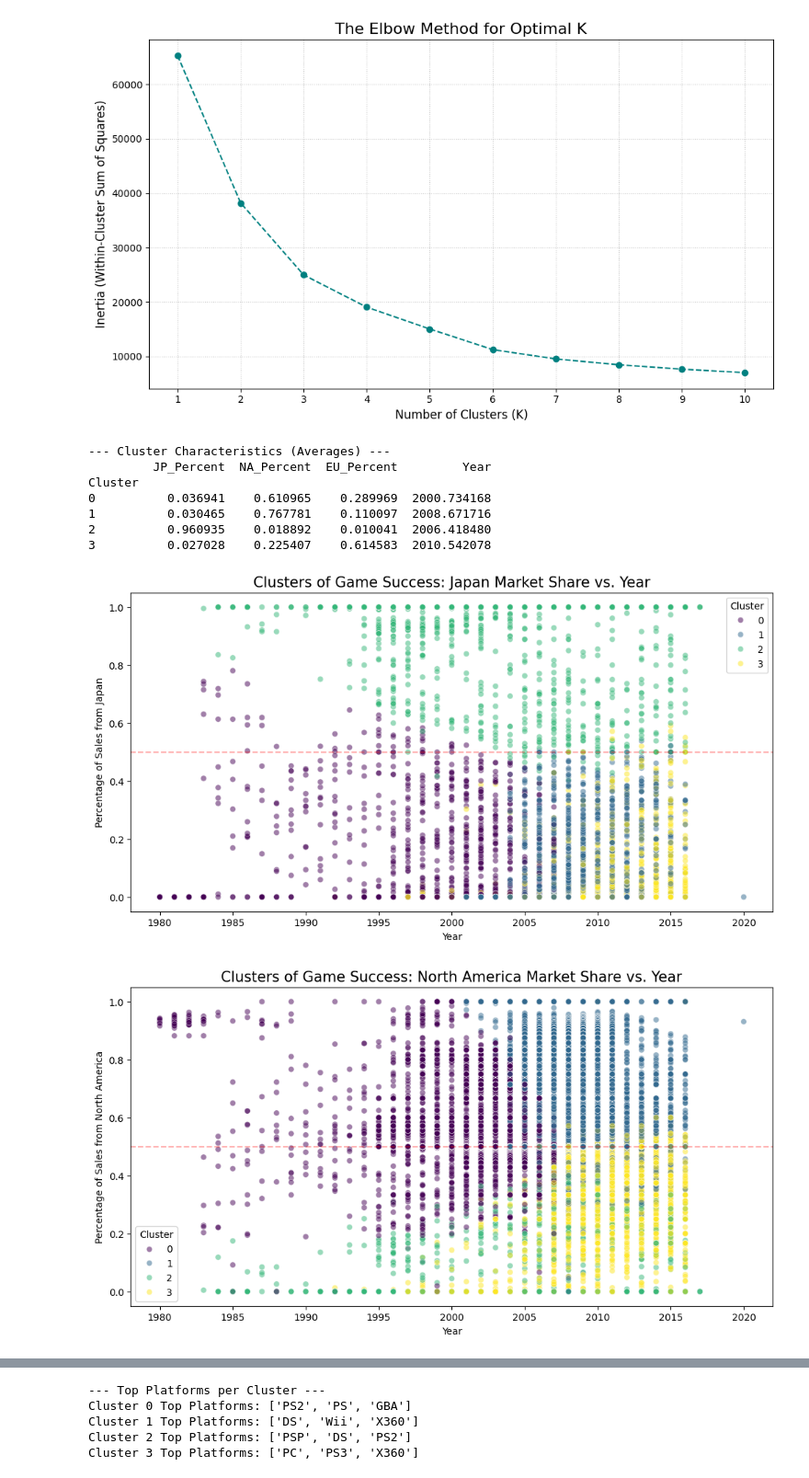
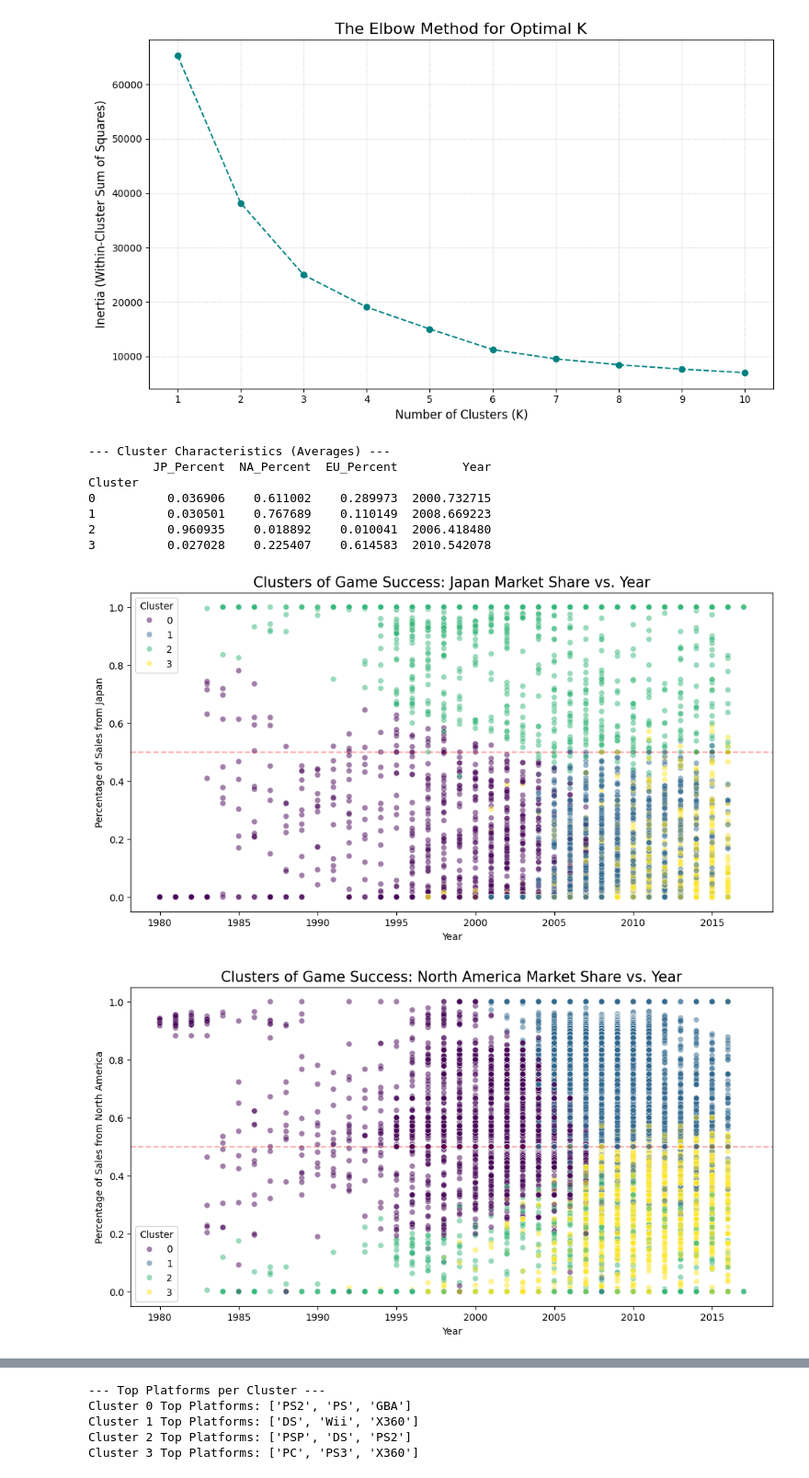
Before and after one commit to JoshuaVach/CS4412Project, a Jupyter notebook: code/DataMiningCode.ipynb, the cells around one changed output, grey strips where cells are left out. Shown at 92% size. Saved outputs shown, nothing was run; the diff lists cells and outputs as text; code cells hidden in the pictures.

```diff
--- a/code/DataMiningCode.ipynb
+++ b/code/DataMiningCode.ipynb
@@ -63,6 +79,8 @@ try:
     df = pd.read_csv("vgsales.csv")
 
     games_per_year = df['Year'].dropna().value_counts().sort_index()
+    rows_to_drop = df[df['Year'] == 2020].index #only one in 2020 outlier
+    df = df.drop(rows_to_drop)
 
     plt.figure(figsize=(12, 6))
     plt.plot(games_per_year.index, games_per_year.values, marker='o', color='teal', linestyle='-')
@@ -192,6 +210,8 @@ try:
     df = pd.read_csv('vgsales.csv')
 
     df = df.dropna(subset=['Year'])
+    rows_to_drop = df[df['Year'] == 2020].index #only one in 2020 outlier
+    df = df.drop(rows_to_drop)
     df['Year'] = df['Year'].astype(int)
 
     sales_trends = df.groupby('Year')[['NA_Sales', 'EU_Sales', 'JP_Sales', 'Other_Sales', 'Global_Sales']].sum()
@@ -303,6 +323,8 @@ try:
     df = pd.read_csv('vgsales.csv')
 
     df = df.dropna(subset=['Year'])
+    rows_to_drop = df[df['Year'] == 2020].index #only one in 2020 outlier
+    df = df.drop(rows_to_drop)
     df['Year'] = df['Year'].astype(int)
 
     top_10_platforms = df.groupby('Platform')['Global_Sales'].sum().sort_values(ascending=False).head(10).index
@@ -388,6 +410,8 @@ try:
     df = pd.read_csv('vgsales.csv')
 
     df = df.dropna(subset=['Year', 'Global_Sales', 'JP_Sales', 'NA_Sales', 'EU_Sales'])
+    rows_to_drop = df[df['Year'] == 2020].index #only one in 2020 outlier
+    df = df.drop(rows_to_drop)
     df = df[df['Global_Sales'] > 0] # Avoid division by zero
 
     df['JP_Percent'] = df['JP_Sales'] / df['Global_Sales']
@@ -444,6 +468,8 @@ try:
 
     # Data Cleaning: Remove missing values and games with 0 global sales
     df = df.dropna(subset=['Year', 'Publisher', 'Platform'])
+    rows_to_drop = df[df['Year'] == 2020].index #only one in 2020 outlier
+    df = df.drop(rows_to_drop)
     df = df[df['Global_Sales'] > 0]
     df['Year'] = df['Year'].astype(int)
 
@@ -492,34 +518,34 @@ try:
     plt.title('Clusters of Game Success: Europe Market Share vs. Year', fontsize=15)
     plt.axhline(0.5, ls='--', color='red', alpha=0.3) # 50% threshold line
     plt.ylabel('Percentage of Sales from Europe')
     plt.show()
 
     print("\n--- Top Platforms per Cluster ---")
     for i in range(4):
         top_platforms = df[df['Cluster'] == i]['Platform'].value_counts().head(3).index.tolist()
         print(f"Cluster {i} Top Platforms: {top_platforms}")
 
 except FileNotFoundError:
     print("Error: 'vgsales.csv' not found.")
 except Exception as e:
     print(f"An error occurred: {e}")
 #interpretation: Cluster 2 is the most interesting as it is almost entirely made up of Japanese sales. All other clusters have at least 10%
 # of other markets sales but japan seems to have a more robust domestic video game market that focuses less on foriegn markets. Another
 #interesting point is that cluster 0 and 1 both are very North American centric whole beingsplit over different time frames(0-2000 and 1-2008)
 #Europe seems to have had a bigger push domestically in more recent years due to its higher percentage of sales occurs later.
 #The older North american centric cluster90) had mainly PS PS2 and gameboy games, this shows that most likely these are japanese gaming companies
 #selling well in the north american market while the later one (1) also has japanese consoles(wii and DS) it also has an american made xbox360
 #this shows that while japanese companies still had a massive hold on the american market american corporations began moving in around this time
 #The european cluster(3) is interesting because its largest console is pc followed by ps3 and xbox360 behind it. It shows a much more balanced
 #market not dominated by any console and shows that games that do well in europe and no as well elsewhere typically are pc games.there is also
 #one game in 2020 which should not
 # %% [output]
 --- Cluster Characteristics (Averages) ---
          JP_Percent  NA_Percent  EU_Percent         Year
 Cluster
-0          0.036941    0.610965    0.289969  2000.734168
-1          0.030465    0.767781    0.110097  2008.671716
+0          0.036906    0.611002    0.289973  2000.732715
+1          0.030501    0.767689    0.110149  2008.669223
 2          0.960935    0.018892    0.010041  2006.418480
 3          0.027028    0.225407    0.614583  2010.542078
-[figure, old version]
+[figure, new version]
-[figure, old version]
+[figure, new version]
```
Also changed, not shown: parts of 10 cells of this notebook.
